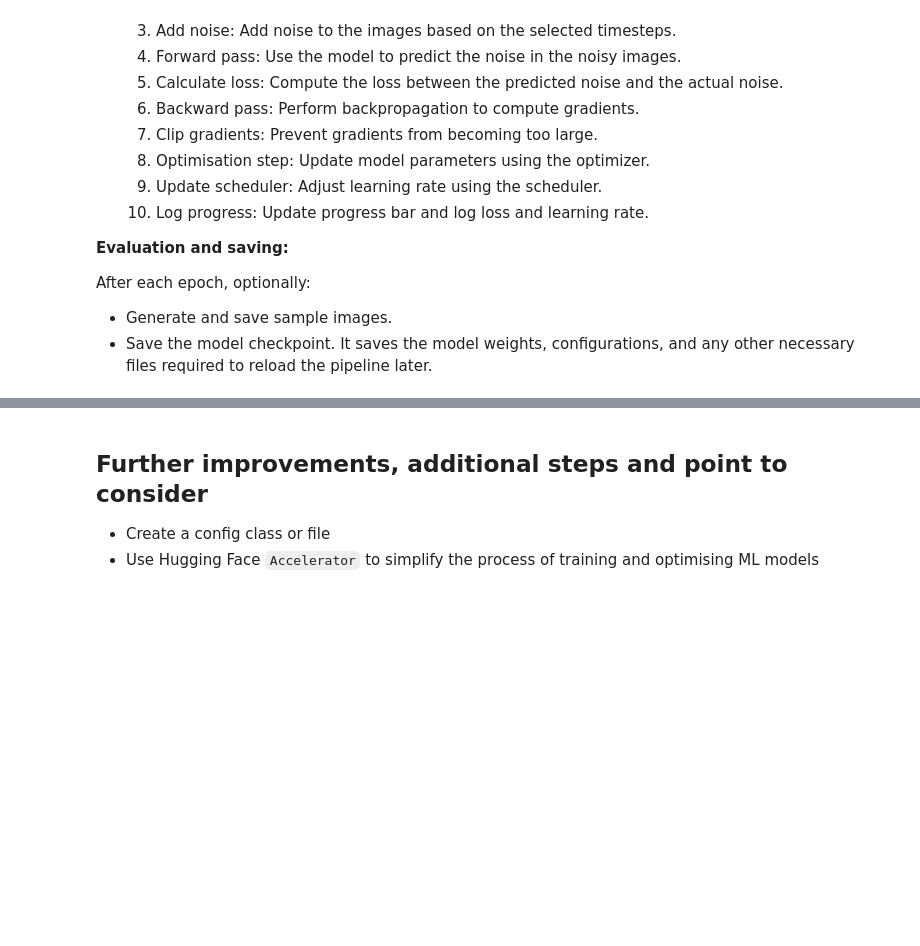
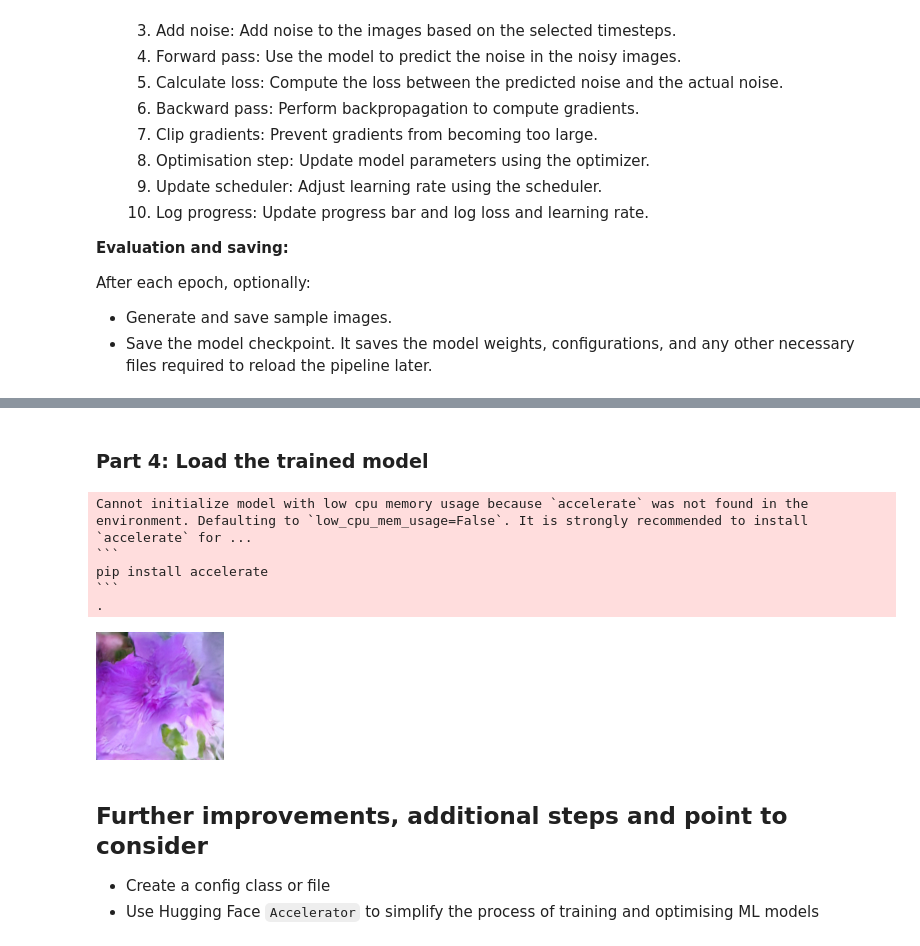
Before and after one commit to NICD-UK/image-generative-models, a Jupyter notebook: 2024DataInnovationShowcase.ipynb, the cells around one changed output, grey strips where cells are left out. Drawn from its saved outputs; the diff is of its cells as text; code cells hidden in the pictures; blank space fills up the shorter version.

Commit message:
Updated gitignore and loaded saved model

````diff
--- a/2024DataInnovationShowcase.ipynb
+++ b/2024DataInnovationShowcase.ipynb
@@ -550,3 +551,20 @@ IndexError: list index out of range
+# %% [markdown]
+### Part 4: Load the trained model
+# %%
+# Load the model from the local directory
+generator = DiffusionPipeline.from_pretrained("./flower_diff0004.pt").to("cuda" if torch.cuda.is_available() else "cpu")
+
+# Generate an image using the pipeline
+image = generator().images[0]
+
+image
+# %% [output]
+Cannot initialize model with low cpu memory usage because `accelerate` was not found in the environment. Defaulting to `low_cpu_mem_usage=False`. It is strongly recommended to install `accelerate` for ...
+```
+pip install accelerate
+```
+.
+[figure, added]
 # %% [markdown]
 ## Further improvements, additional steps and point to consider
 - Create a config class or file
````
Also changed, not shown: parts of 12 cells of this notebook, 1 other file.
